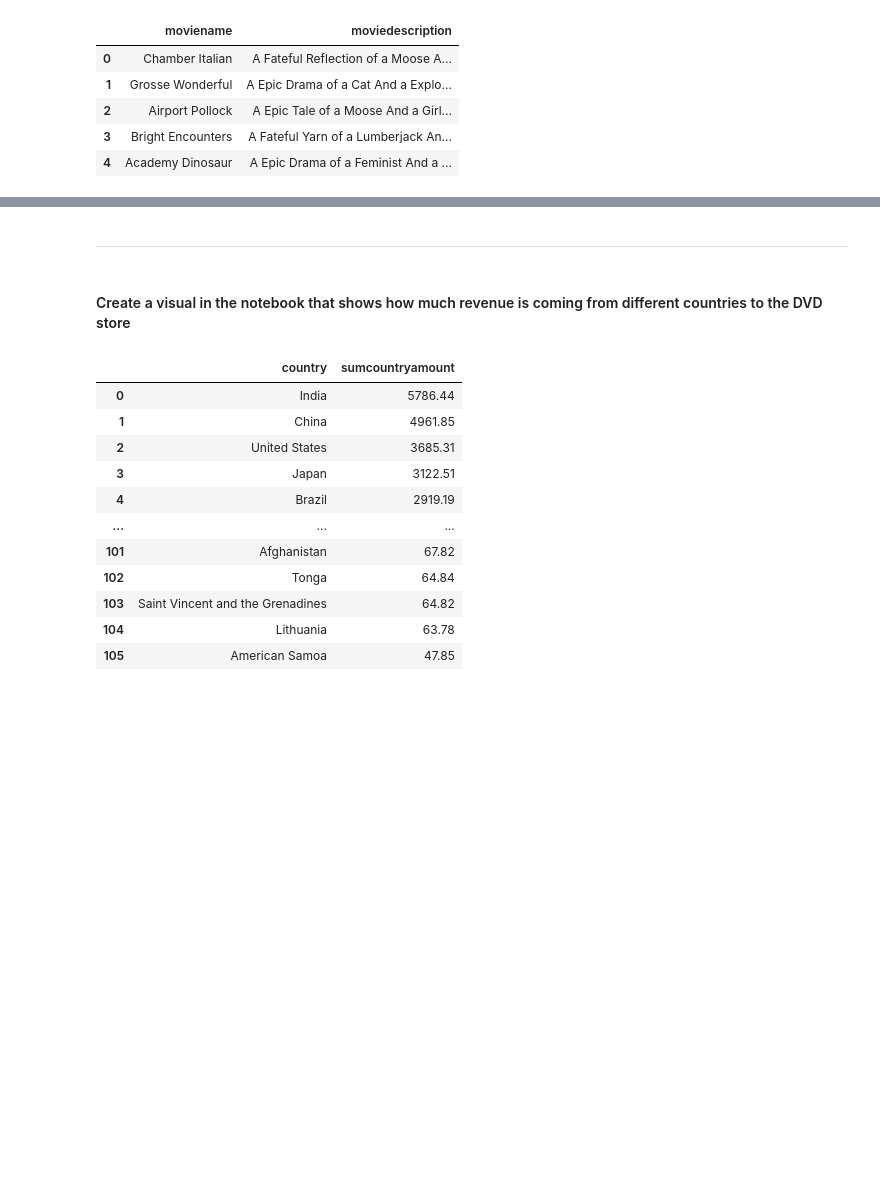
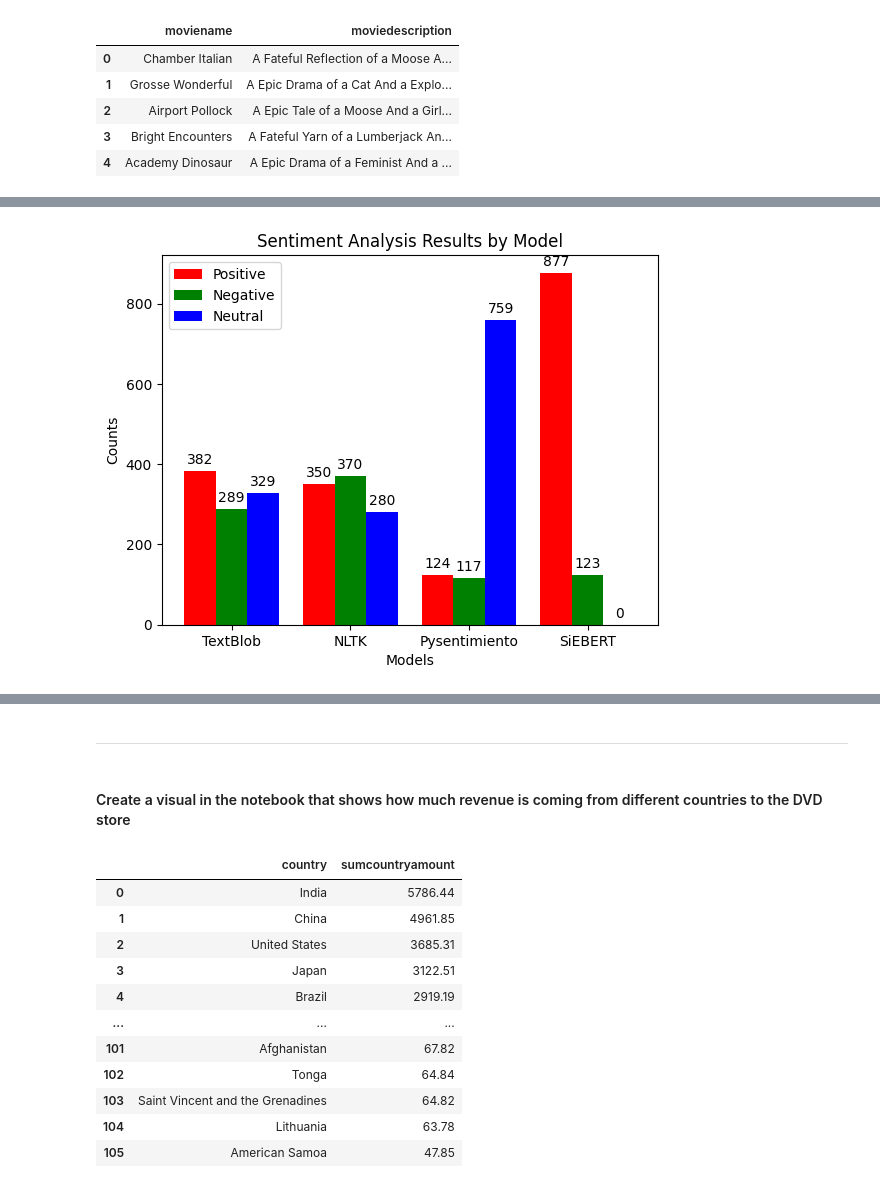
Before and after one commit to Rohan-Repo/CanTek-Python-Week, a Jupyter notebook: Python-SQL-Assg-3/CanTek-Py-Assg-3-Notebook.ipynb, the cells around one changed output, grey strips where cells are left out. Drawn from its saved outputs; the diff is of its cells as text; code cells hidden in the pictures; blank space fills up the shorter version.

Commit message:
Included Code for running Sentiment Analysis along with Comparison of different Models

```diff
--- a/Python-SQL-Assg-3/CanTek-Py-Assg-3-Notebook.ipynb
+++ b/Python-SQL-Assg-3/CanTek-Py-Assg-3-Notebook.ipynb
@@ -237,4 +328,10 @@ df_movie_title_description.head()
 # %%
-for text in df_movie_title_description['moviedescription']:
-    df_movie_title_description['sentiment'] = detect_sentiment(text)
+for i in range(len(df_description_siebert['moviedescription'])):
+    retVal = detect_sentiment_2(df_description_siebert['moviedescription'][i])
+
+    if retVal == 'POSITIVE':
+        df_description_siebert['sentiment'][i] = 'Positive'
+
+    elif retVal == 'NEGATIVE':
+        df_description_siebert['sentiment'][i] = 'Negative'
 # %% [output]
@@ -257,0 +357,5 @@ False
+# %%
+for i in range(len(df_description_nltk['moviedescription'])):
+    retVal = detect_sentiment_3(df_description_nltk['moviedescription'][i])
+
+    df_description_nltk['sentiment'][i] = retVal
@@ -257,0 +382,5 @@ False
+# %%
+for i in range(len(df_description_pysentimiento['moviedescription'])):
+    retVal = detect_sentiment_4(df_description_pysentimiento['moviedescription'][i])
+
+    df_description_pysentimiento['sentiment'][i] = retVal
@@ -262,0 +438,68 @@ Name: sentiment, dtype: int64
+# %%
+# Model Names
+models = ['TextBlob', 'NLTK', 'Pysentimiento', 'SiEBERT']
+
+positive_counts = [
+	len(df_description_textblob[ df_description_textblob['sentiment'] == 'Positive' ] ),
+	len(df_description_nltk[ df_description_nltk['sentiment'] == 'Positive' ] ),
+	len(df_description_pysentimiento[ df_description_pysentimiento['sentiment'] == 'Positive' ] ),
+	len(df_description_siebert[ df_description_siebert['sentiment'] == 'Positive' ] )
+]
+
+negative_counts = [
+	len(df_description_textblob[ df_description_textblob['sentiment'] == 'Negative' ] ),
+	len(df_description_nltk[ df_description_nltk['sentiment'] == 'Negative' ] ),
+	len(df_description_pysentimiento[ df_description_pysentimiento['sentiment'] == 'Negative' ] ),
+	len(df_description_siebert[ df_description_siebert['sentiment'] == 'Negative' ] )
+]
+
+neutral_counts = [
+	len(df_description_textblob[ df_description_textblob['sentiment'] == 'Neutral' ] ),
+	len(df_description_nltk[ df_description_nltk['sentiment'] == 'Neutral' ] ),
+	len(df_description_pysentimiento[ df_description_pysentimiento['sentiment'] == 'Neutral' ] ),
+	0
+]
+
+# Set up the figure and axis
+fig, ax = plt.subplots()
+
+# Calculate the total width for each group of bars and the width of each bar within the group
+total_width = 0.8
+bar_width = total_width / 3
+
+# Create an array for the x positions of the groups of bars
+x_positions = np.arange(len(models))
+
+# Plot the bars for positive, negative, and neutral counts for each model
+bars1 = ax.bar(x_positions - bar_width, positive_counts, width=bar_width, label='Positive', color='r')
+bars2 = ax.bar(x_positions, negative_counts, width=bar_width, label='Negative', color='g')
+bars3 = ax.bar(x_positions + bar_width, neutral_counts, width=bar_width, label='Neutral', color='b')
+
+# Add labels and title
+ax.set_xlabel('Models')
+ax.set_ylabel('Counts')
+ax.set_title('Sentiment Analysis Results by Model')
+ax.set_xticks(x_positions)
+ax.set_xticklabels(models)
+ax.legend()
+
+# Annotate bars with their values
+for bar in bars1:
+    yval = bar.get_height()
+    ax.annotate(yval, xy=(bar.get_x() + bar.get_width() / 2, yval), xytext=(0, 3),
+                textcoords="offset points", ha='center', va='bottom')
+
+for bar in bars2:
+    yval = bar.get_height()
+    ax.annotate(yval, xy=(bar.get_x() + bar.get_width() / 2, yval), xytext=(0, 3),
+                textcoords="offset points", ha='center', va='bottom')
+
+for bar in bars3:
+    yval = bar.get_height()
+    ax.annotate(yval, xy=(bar.get_x() + bar.get_width() / 2, yval), xytext=(0, 3),
+                textcoords="offset points", ha='center', va='bottom')
+
+# Show the plot
+plt.show()
+# %% [output]
+[figure, added]
```
Also changed, not shown: parts of 30 cells of this notebook.
